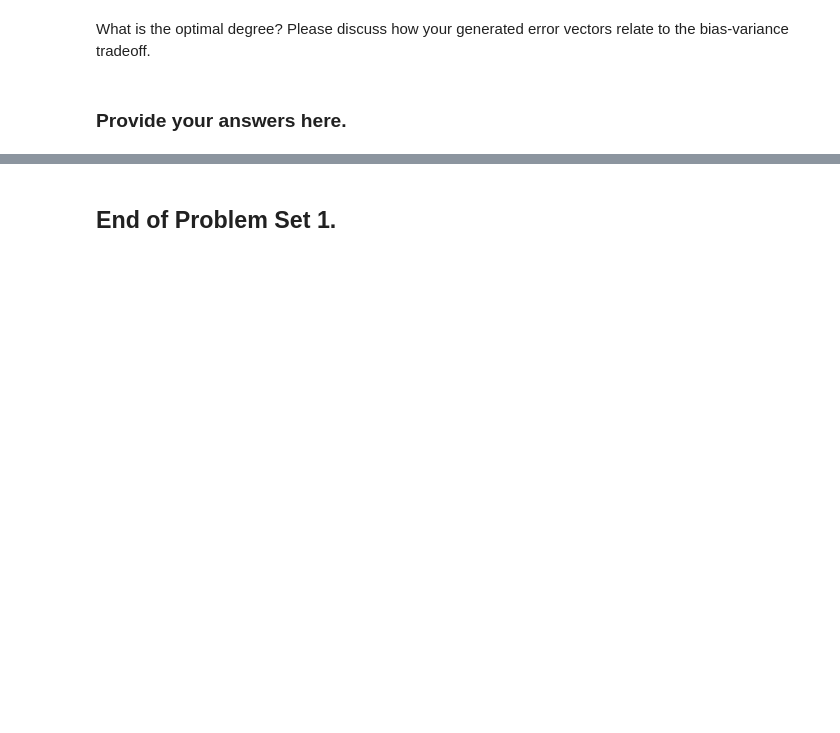
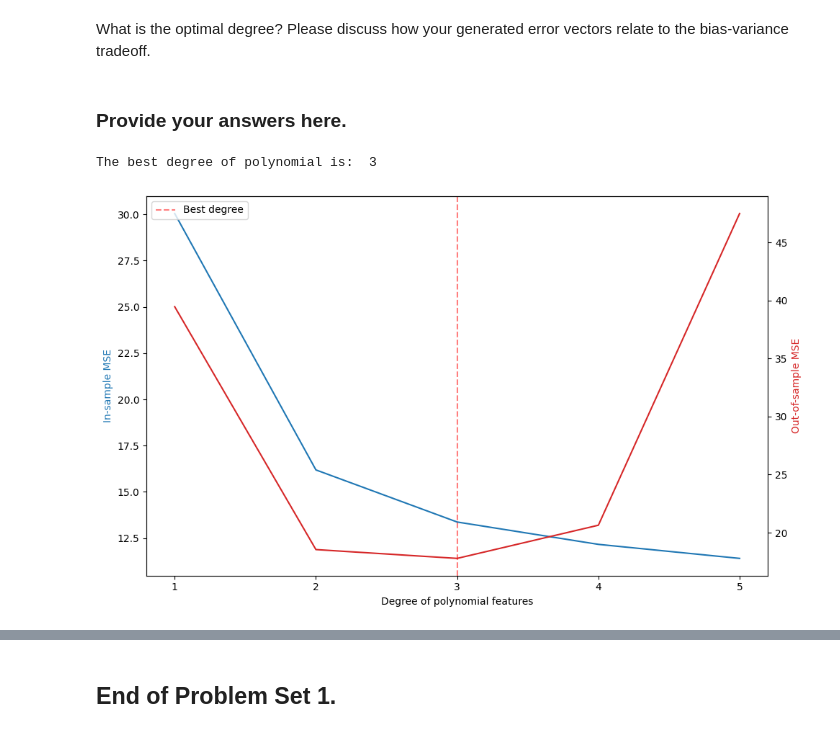
Before and after one commit to qcbegin/DSME6635-S24, a Jupyter notebook: problem_sets/PS1_Bias_Variance.ipynb, the cells around one changed output, grey strips where cells are left out. Drawn from its saved outputs; the diff is of its cells as text; code cells hidden in the pictures; blank space fills up the shorter version.

```diff
--- a/problem_sets/PS1_Bias_Variance.ipynb
+++ b/problem_sets/PS1_Bias_Variance.ipynb
@@ -77,11 +114,22 @@ def generate_mse(X1, Y1, X2, Y2):
         X1, Y1: features and labels for training samples
         X2, Y2: features and labels for testing samples
     Ouput:
-        in_sample_mse, out_of_sample_mse: in-sample and out-of-sample mean suqared error of the model
+        in_sample_mse, out_of_sample_mse: in-sample and out-of-sample mean squared error of the model
     """
     in_sample_mse = out_of_sample_mse = 0
 
     ### BEGIN SOLUTION
+    # check if the number of features and labels match
+    if X1.shape[0] != Y1.size:
+        raise ValueError("The number of training features and labels do not match.")
+    if X2.shape[0] != Y2.size:
+        raise ValueError("The number of testing features and labels do not match.")
+
+    lin = LinReg()
+    lin.fit(X1,Y1)
+    in_sample_mse = np.mean((lin.predict(X1)-Y1)**2)
+    out_of_sample_mse = np.mean((lin.predict(X2)-Y2)**2)
+
     ### END SOLUTION
 
     return in_sample_mse, out_of_sample_mse
@@ -120,6 +168,11 @@ def generate_error_vectors(degrees):
     out_of_sample_mses = []
 
     ### BEGIN SOLUTION
+    for i in degrees:
+        X1, Y1, X2, Y2 = read_data(degree=i, df=df_BH)
+        in_sample_mse, out_of_sample_mse = generate_mse(X1, Y1, X2, Y2)
+        in_sample_mses.append(in_sample_mse)
+        out_of_sample_mses.append(out_of_sample_mse)
     ### END SOLUTION
 
     return in_sample_mses, out_of_sample_mses
@@ -135,3 +188,32 @@ assert np.isclose(out_of_sample_mses[3], 20.638652953787005)
 What is the optimal degree? Please discuss how your generated error vectors relate to the bias-variance tradeoff.
 # %% [markdown]
 ### Provide your answers here.
+# %%
+# find the best degree of polynomial, that is, the degree that minimizes the out-of-sample error
+degrees = list(range(1, 6))
+in_sample_mses, out_of_sample_mses = generate_error_vectors(degrees)
+best_degree = degrees[np.argmin(out_of_sample_mses)]
+print("The best degree of polynomial is: ", best_degree)
+# %% [output]
+The best degree of polynomial is:  3
+# %%
+import matplotlib.pyplot as plt
+
+fig, ax1 = plt.subplots()
+fig.set_size_inches(10, 6)
+ax1.set_xlabel("Degree of polynomial features")
+ax1.set_ylabel("In-sample MSE", color='tab:blue')
+ax1.plot(degrees, in_sample_mses, color='tab:blue')
+ax1.tick_params(axis='y')
+
+ax2 = ax1.twinx()
+ax2.set_ylabel("Out-of-sample MSE", color='tab:red')
+ax2.plot(degrees, out_of_sample_mses, color = 'tab:red')
+ax2.tick_params(axis='y')
+plt.axvline(x=best_degree, color="red", linestyle="--", label="Best degree", alpha=0.5)
+fig.tight_layout()
+plt.xticks(degrees)
+plt.legend()
+plt.show()
+# %% [output]
+[figure, added]
```
Also changed, not shown: parts of 3 cells of this notebook.
